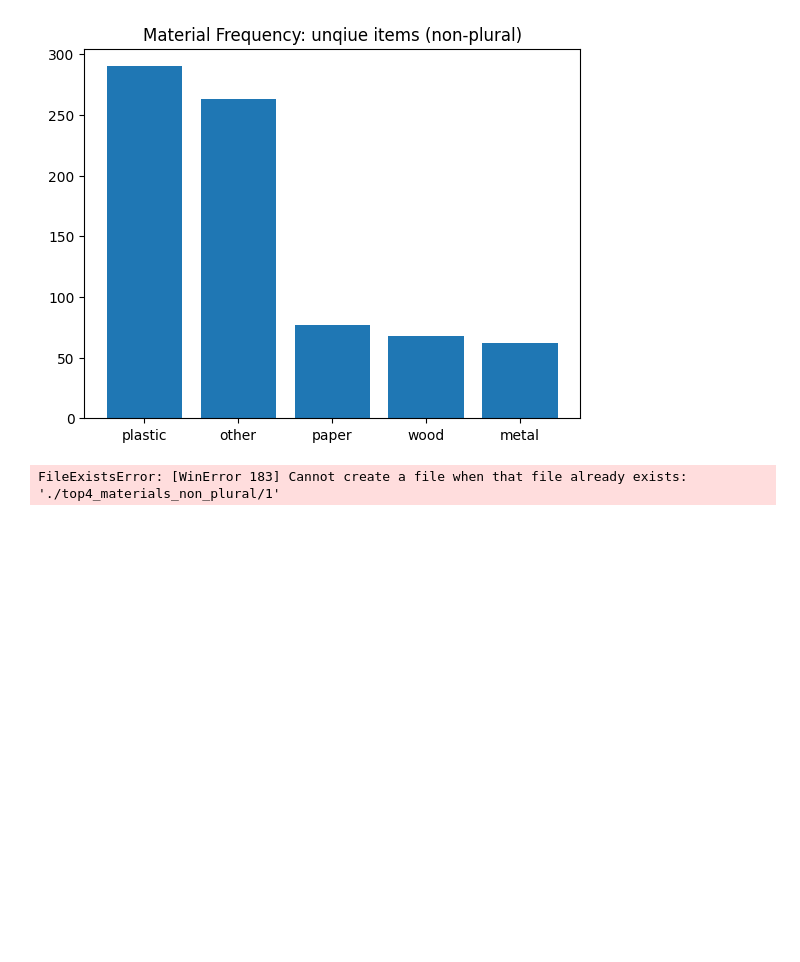
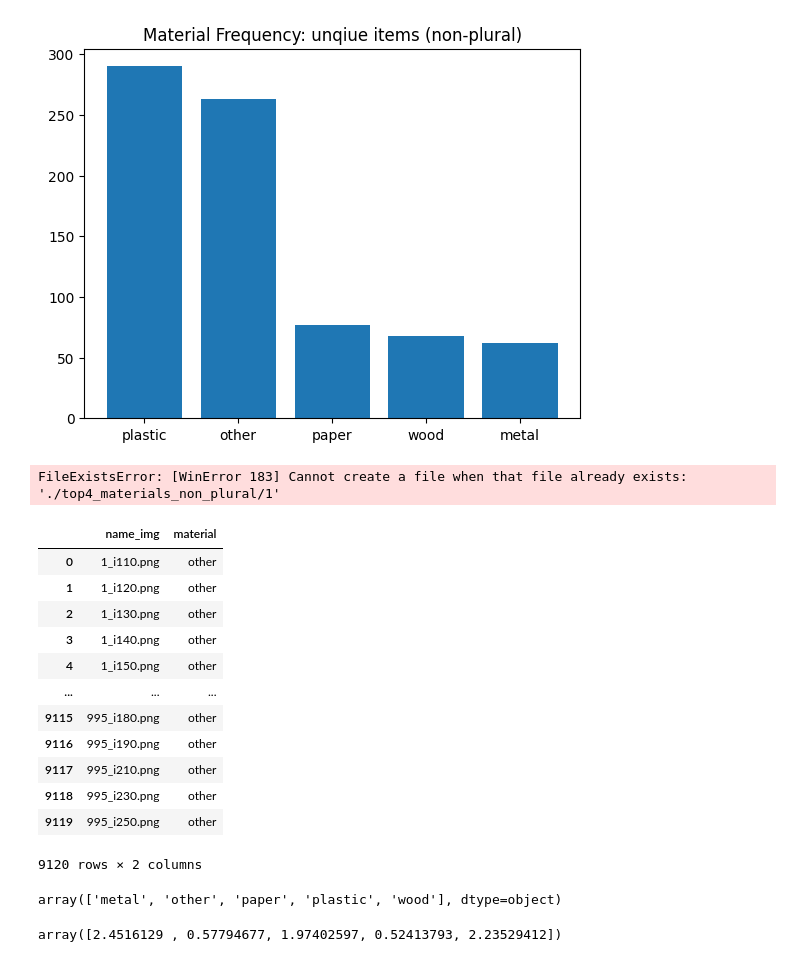
Before and after one commit to FYYHU/ai_mat, a Jupyter notebook: datafilter.ipynb, the cells around one changed output. Drawn from its saved outputs; the diff is of its cells as text; code cells hidden in the pictures; blank space fills up the shorter version.

Commit message:
add class weights

```diff
--- a/datafilter.ipynb
+++ b/datafilter.ipynb
@@ -174,0 +181,28 @@ FileExistsError: [WinError 183] Cannot create a file when that file already exis
+# %%
+#calculate the weight of each material
+
+data_frame_top4 = pd.read_csv('top4_materials.csv')
+data_frame_top4
+# %% [output]
+|  | name_img | material |
+| 0 | 1_i110.png | other |
+| 1 | 1_i120.png | other |
+| 2 | 1_i130.png | other |
+| 3 | 1_i140.png | other |
+| 4 | 1_i150.png | other |
+| ... | ... | ... |
+| 9115 | 995_i180.png | other |
+| 9116 | 995_i190.png | other |
+| 9117 | 995_i210.png | other |
+| 9118 | 995_i230.png | other |
+| 9119 | 995_i250.png | other |
+9120 rows × 2 columns
+# %%
+class_labels = np.unique(data_frame_top4['material'])
+class_labels
+# %% [output]
+array(['metal', 'other', 'paper', 'plastic', 'wood'], dtype=object)
+# %%
+sklearn.utils.class_weight.compute_class_weight(class_weight='balanced', classes= class_labels, y=data_frame_top4['material'])
+# %% [output]
+array([2.4516129 , 0.57794677, 1.97402597, 0.52413793, 2.23529412])
```
Also changed, not shown: parts of 2 cells of this notebook.
